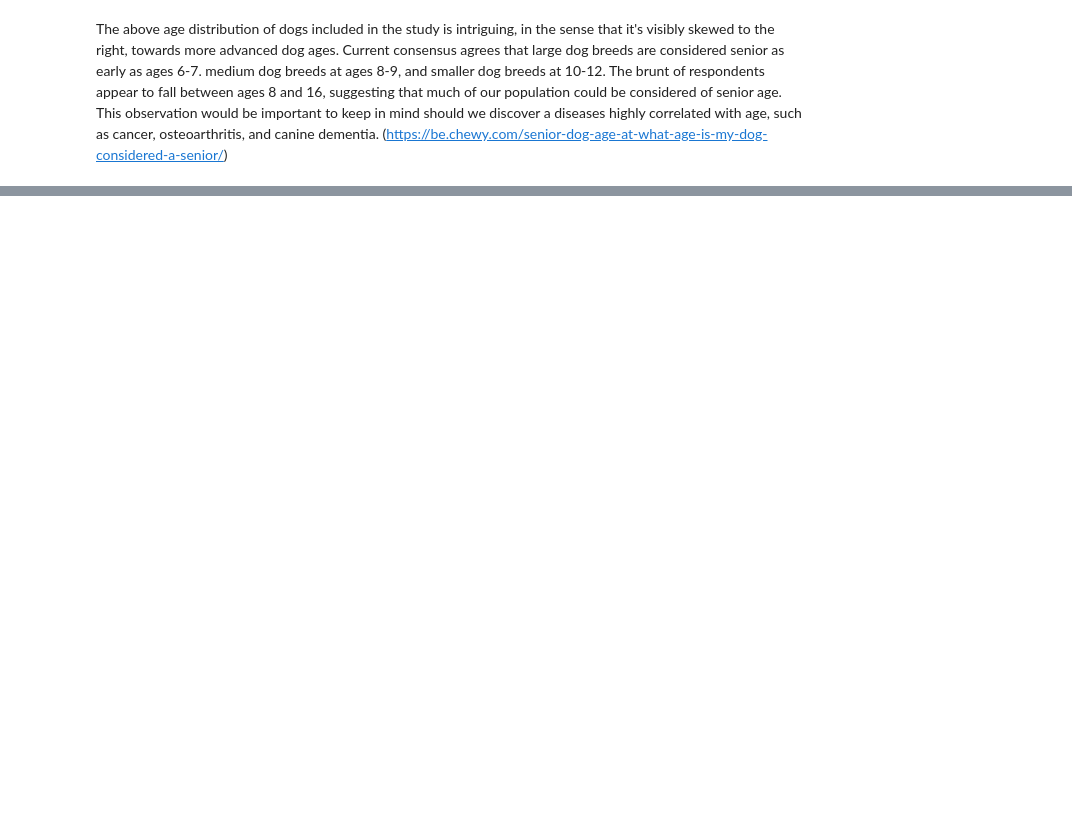
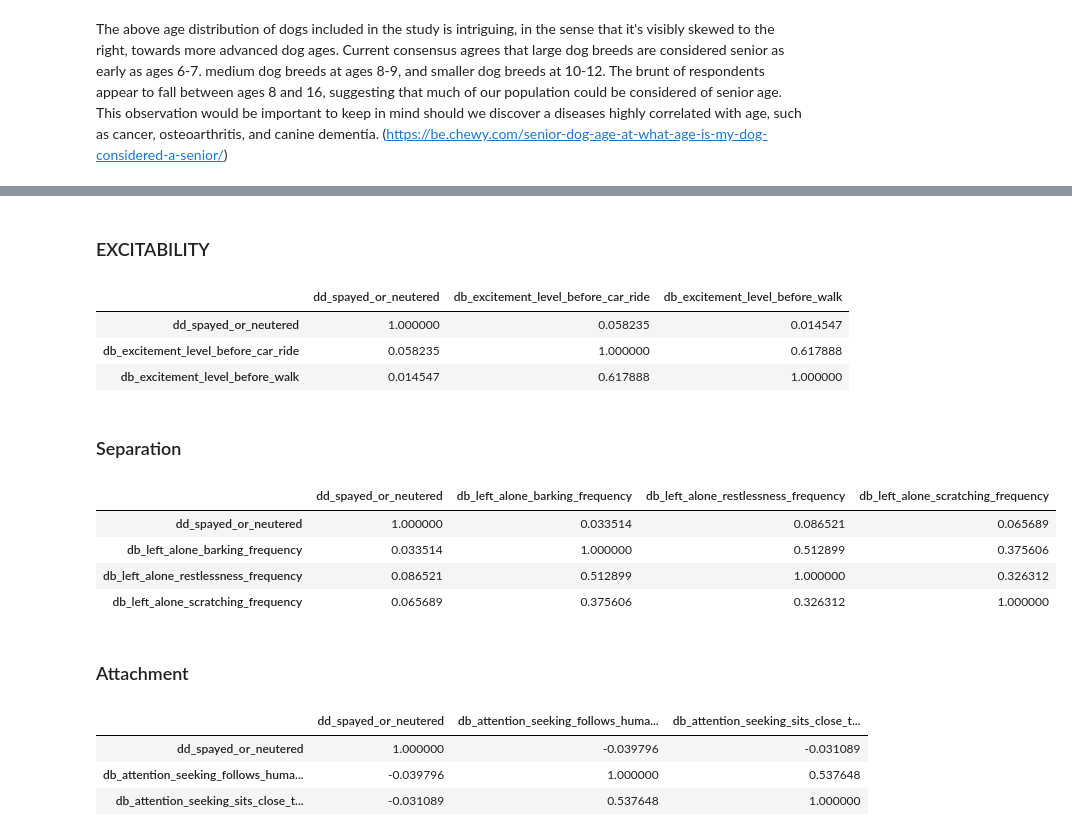
Before and after one commit to aseem645/Capstone, a Jupyter notebook: capstone_data_eda.ipynb, the cells around one changed output, grey strips where cells are left out. Drawn from its saved outputs; the diff is of its cells as text; code cells hidden in the pictures; blank space fills up the shorter version.

```diff
--- a/capstone_data_eda.ipynb
+++ b/capstone_data_eda.ipynb
@@ -283,0 +333,38 @@ The above age distribution of dogs included in the study is intriguing, in the s
+# %% [markdown]
+### EXCITABILITY
+# %%
+excitability_df = merged_df_fin[['dd_spayed_or_neutered', 'db_excitement_level_before_car_ride', 'db_excitement_level_before_walk']]
+
+correlation_excitability = excitability_df.corr()
+
+correlation_excitability
+# %% [output]
+|  | dd_spayed_or_neutered | db_excitement_level_before_car_ride | db_excitement_level_before_walk |
+| dd_spayed_or_neutered | 1.000000 | 0.058235 | 0.014547 |
+| db_excitement_level_before_car_ride | 0.058235 | 1.000000 | 0.617888 |
+| db_excitement_level_before_walk | 0.014547 | 0.617888 | 1.000000 |
+# %% [markdown]
+### Separation
+# %%
+separation_df = merged_df_fin[['dd_spayed_or_neutered', 'db_left_alone_barking_frequency', 'db_left_alone_restlessness_frequency', 'db_left_alone_scratching_frequency']]
+correlation_separation = separation_df.corr()
+correlation_separation
+# %% [output]
+|  | dd_spayed_or_neutered | db_left_alone_barking_frequency | db_left_alone_restlessness_frequency | db_left_alone_scratching_frequency |
+| dd_spayed_or_neutered | 1.000000 | 0.033514 | 0.086521 | 0.065689 |
+| db_left_alone_barking_frequency | 0.033514 | 1.000000 | 0.512899 | 0.375606 |
+| db_left_alone_restlessness_frequency | 0.086521 | 0.512899 | 1.000000 | 0.326312 |
+| db_left_alone_scratching_frequency | 0.065689 | 0.375606 | 0.326312 | 1.000000 |
+# %% [markdown]
+### Attachment
+# %%
+attachment_df = merged_df_fin[['dd_spayed_or_neutered', 'db_attention_seeking_follows_humans_frequency', 'db_attention_seeking_sits_close_to_humans_frequency']]
+
+correlation_attachment = attachment_df.corr()
+
+correlation_attachment
+# %% [output]
+|  | dd_spayed_or_neutered | db_attention_seeking_follows_huma... | db_attention_seeking_sits_close_t... |
+| dd_spayed_or_neutered | 1.000000 | -0.039796 | -0.031089 |
+| db_attention_seeking_follows_huma... | -0.039796 | 1.000000 | 0.537648 |
+| db_attention_seeking_sits_close_t... | -0.031089 | 0.537648 | 1.000000 |
```
Also changed, not shown: parts of 11 cells of this notebook.
